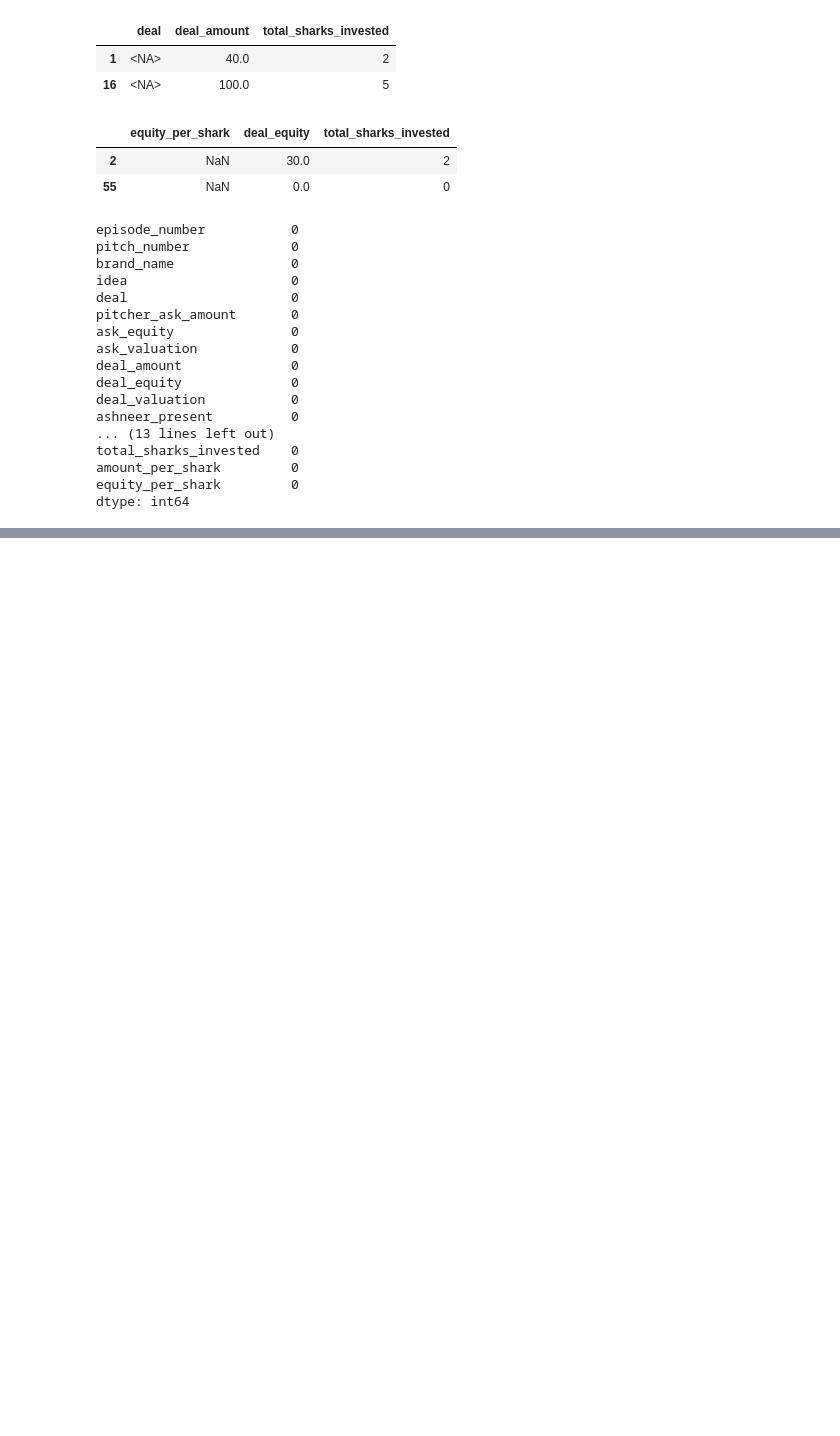
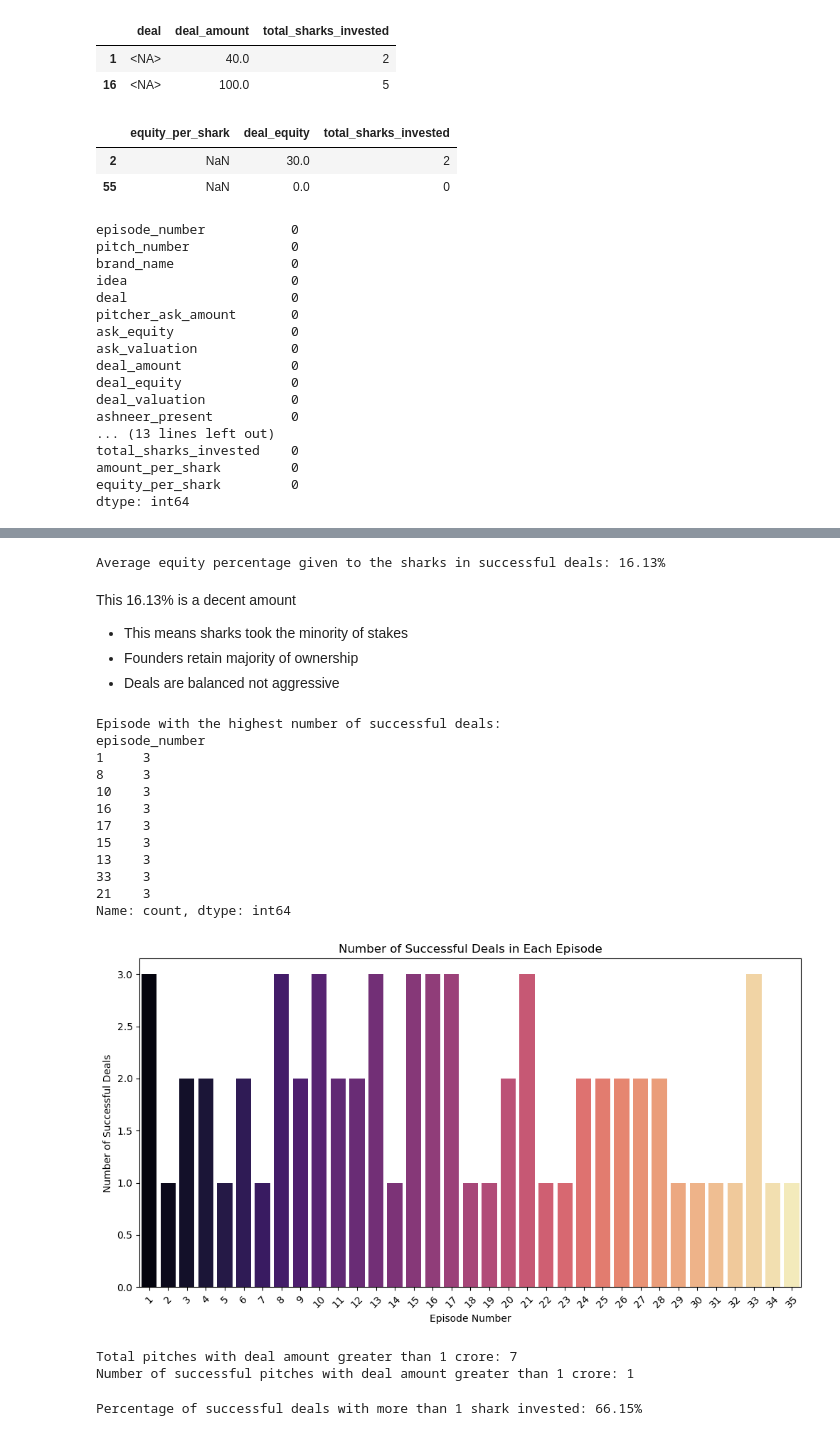
Before and after one commit to SagarSingh2004/exploratory-data-analysis-practice, a Jupyter notebook: Shark_Tank_India_Case_Study/Shark_Tank_India_EDA.ipynb, the cells around one changed output, grey strips where cells are left out. Saved outputs shown, nothing was run; the diff lists cells and outputs as text; code cells hidden in the pictures; blank space fills up the shorter version.

```diff
--- a/Shark_Tank_India_Case_Study/Shark_Tank_India_EDA.ipynb
+++ b/Shark_Tank_India_Case_Study/Shark_Tank_India_EDA.ipynb
@@ -247,0 +375,56 @@ Median deal amount for successful deals: 50.00
+# %%
+#Average of equity percentage given to the sharks in successful deals
+average_equity_percentage = df[df['deal'] == 1]['deal_equity'].mean()
+print(f"Average equity percentage given to the sharks in successful deals: {average_equity_percentage:.2f}%")
+# %% [output]
+Average equity percentage given to the sharks in successful deals: 16.13%
+# %% [markdown]
+This 16.13% is a decent amount
+- This means sharks took the minority of stakes
+- Founders retain majority of ownership
+- Deals are balanced not aggressive
+# %%
+#Episode with the highest numbers of successful deals and visualizing the number of successful deals in each episode using bar plot
+episode_successful_deals = df[df['deal'] == 1]['episode_number'].value_counts()
+max_number_successful_deals_episode = episode_successful_deals.max()
+max_successful_deals_episode = episode_successful_deals[episode_successful_deals == max_number_successful_deals_episode]
+print(f"Episode with the highest number of successful deals: \n{max_successful_deals_episode}")
+plt.figure(figsize=(12, 6))
+sns.barplot(x=episode_successful_deals.index, y=episode_successful_deals.values, palette='magma')
+plt.title('Number of Successful Deals in Each Episode')
+plt.xlabel('Episode Number')
+plt.ylabel('Number of Successful Deals')
+plt.xticks(rotation=45)
+plt.show()
+# %% [output]
+Episode with the highest number of successful deals:
+episode_number
+1     3
+8     3
+10    3
+16    3
+17    3
+15    3
+13    3
+33    3
+21    3
+Name: count, dtype: int64
+[figure, added]
+# %%
+#Pitches with deal_amount greater than 1 crore and how many of them were successfully recieved investments
+high_value_pitches = df[df['pitcher_ask_amount'] > 100]
+total_high_value_pitches = high_value_pitches.shape[0]
+successful_high_value_pitches = high_value_pitches[high_value_pitches['deal'] == 1].shape[0]
+print(f"Total pitches with deal amount greater than 1 crore: {total_high_value_pitches}")
+print(f"Number of successful pitches with deal amount greater than 1 crore: {successful_high_value_pitches}")
+# %% [output]
+Total pitches with deal amount greater than 1 crore: 7
+Number of successful pitches with deal amount greater than 1 crore: 1
+# %%
+#Percentage of successful deals with more than 1 shark invested
+successful_deals_more_than_1_shark = df[(df['deal'] == 1) & (df['total_sharks_invested'] > 1)].shape[0]
+total_successful_deals = df[df['deal'] == 1].shape[0]
+percentage_successful_deals_more_than_1_shark = (successful_deals_more_than_1_shark / total_successful_deals * 100)
+print(f"Percentage of successful deals with more than 1 shark invested: {percentage_successful_deals_more_than_1_shark:.2f}%")
+# %% [output]
+Percentage of successful deals with more than 1 shark invested: 66.15%
```
Also changed, not shown: parts of 39 cells of this notebook.
